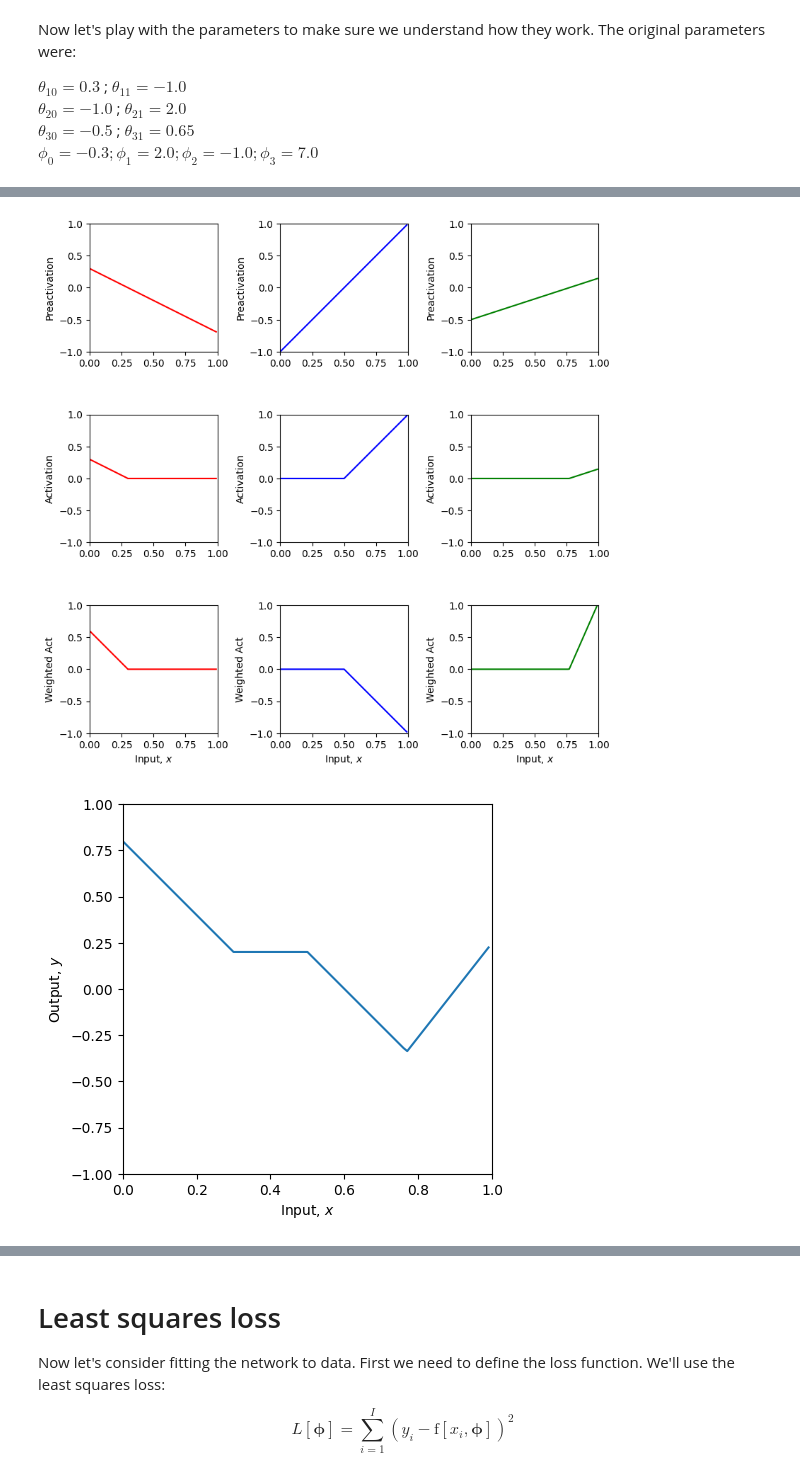
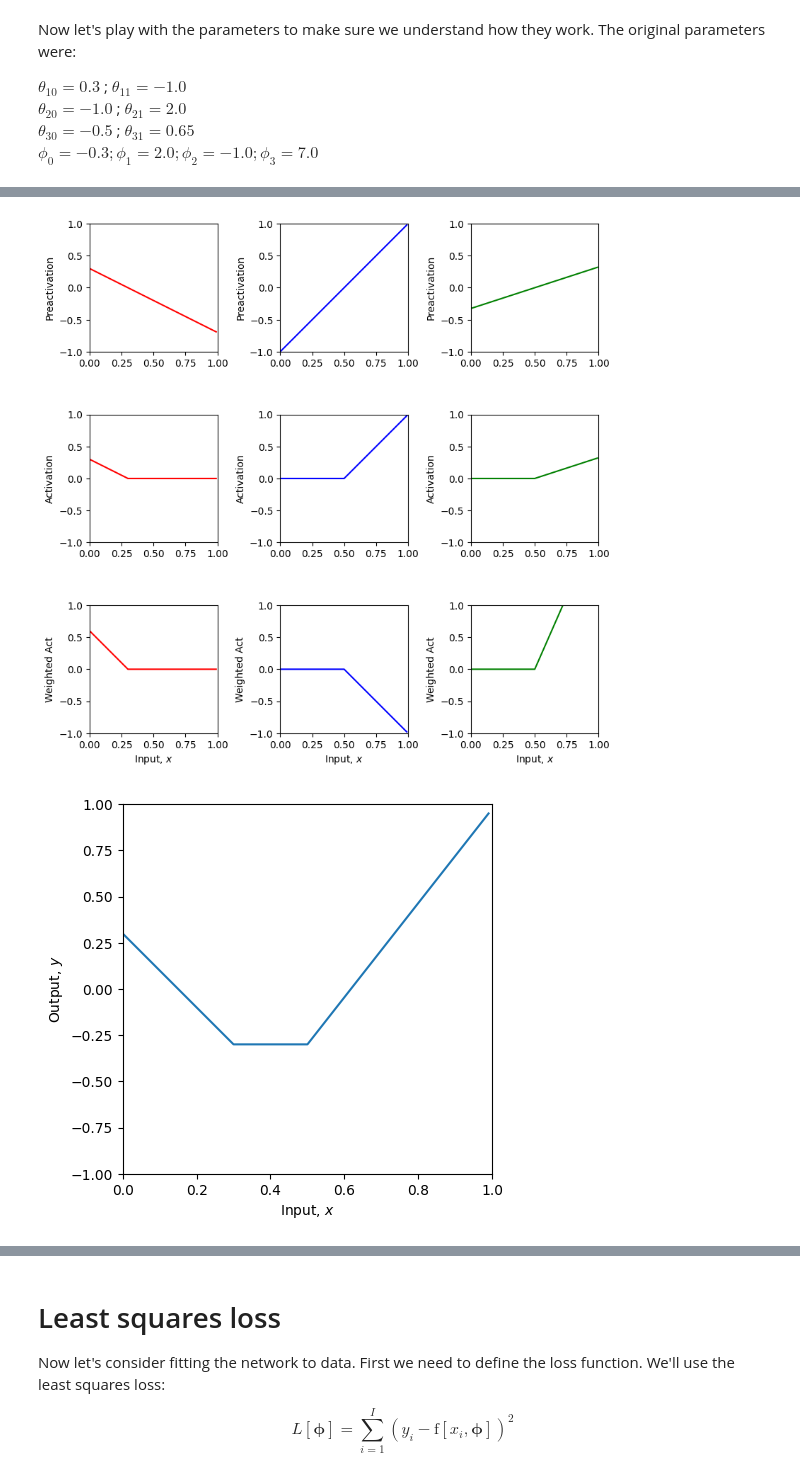
Before and after one commit to BaronessLyfe/Artificial-intelligence, a Jupyter notebook: Notebooks/Chap03/3_1_Shallow_Networks_I.ipynb, the cells around one changed output, grey strips where cells are left out. Cells and saved outputs as stored; diff of their text form; code cells hidden in the pictures.

```diff
--- a/Notebooks/Chap03/3_1_Shallow_Networks_I.ipynb
+++ b/Notebooks/Chap03/3_1_Shallow_Networks_I.ipynb
@@ -128,38 +239,23 @@ $\phi_0 = -0.3; \phi_1 = 2.0; \phi_2 = -1.0; \phi_3 = 7.0$
 # %%
 # TODO
-# 1. Predict what effect changing phi_0 will have on the network.
-
-# 2. Predict what effect multiplying phi_1, phi_2, phi_3 by 0.5 would have.  Check if you are correct
-
-# 3. Predict what effect multiplying phi_1 by -1 will have.  Check if you are correct.
-
-# 4. Predict what effect setting theta_20 to -1.2 will have.  Check if you are correct.
-
 # 5. Change the parameters so that there are only two "joints" (including outside the range of the plot)
 # There are actually three ways to do this. See if you can figure them all out
+# 2.Merge two joints into one
 
-# 6. With the original parameters, the second line segment is flat (i.e. has slope zero)
-# How could you change theta_10 so that all of the segments have non-zero slopes
-
-# 7. What do you predict would happen if you multiply theta_20 and theta21 by 0.5, and phi_2 by 2.0?
-# Check if you are correct.
-
-# 8. What do you predict would happen if you multiply theta_20 and theta21 by -0.5, and phi_2 by -2.0?
-# Check if you are correct.
 
 theta_10 =  0.3 ; theta_11 = -1.0
 theta_20 = -1.0  ; theta_21 = 2.0
-theta_30 = -0.5  ; theta_31 = 0.65
-phi_0 = 0.2; phi_1 = 2.0; phi_2 = -1.0; phi_3 = 7.0
+theta_30 = -0.325  ; theta_31 = 0.65
+phi_0 = -0.3; phi_1 = 2.0; phi_2 = -1.0; phi_3 = 7.0
 
 # Define a range of input values
 x = np.arange(0,1,0.01)
 
 # We run the neural network for each of these input values
 y, pre_1, pre_2, pre_3, act_1, act_2, act_3, w_act_1, w_act_2, w_act_3 = \
     shallow_1_1_3(x, ReLU, phi_0,phi_1,phi_2,phi_3, theta_10, theta_11, theta_20, theta_21, theta_30, theta_31)
 # And then plot it
 plot_neural(x, y, pre_1, pre_2, pre_3, act_1, act_2, act_3, w_act_1, w_act_2, w_act_3, plot_all=True)
 # %% [output]
-[figure, old version]
+[figure, new version]
-[figure, old version]
+[figure, new version]
```
Also changed, not shown: parts of 11 cells of this notebook.
